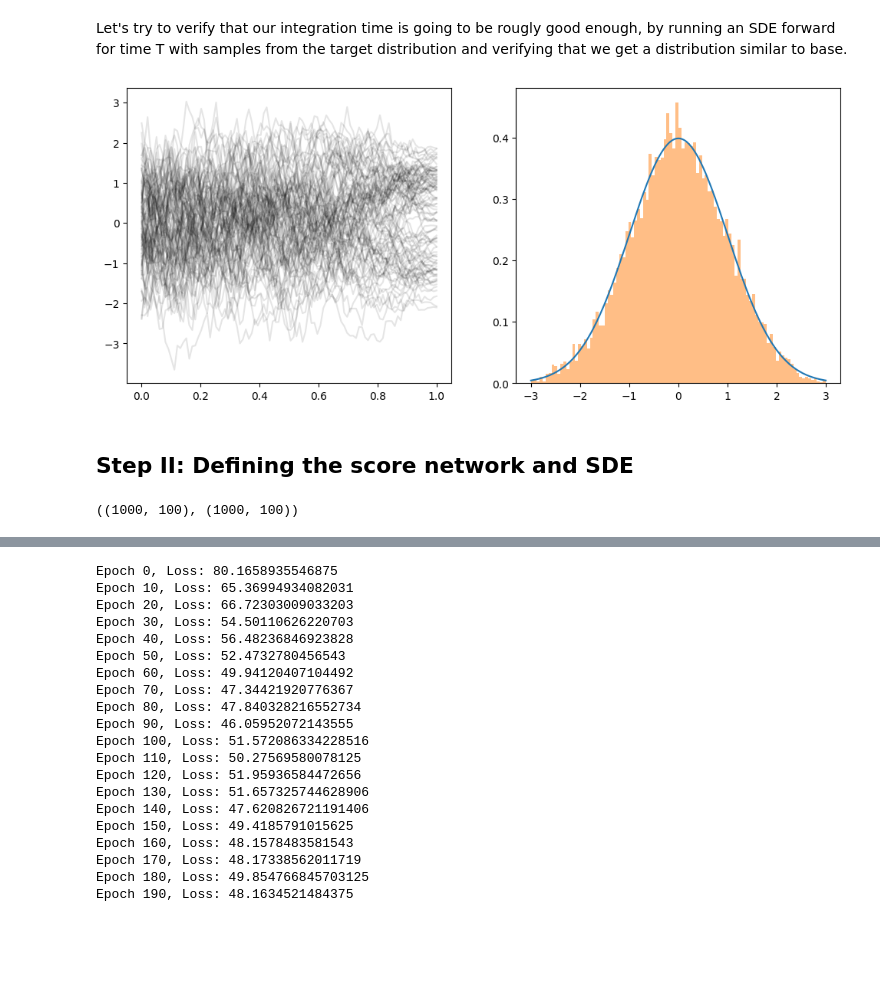
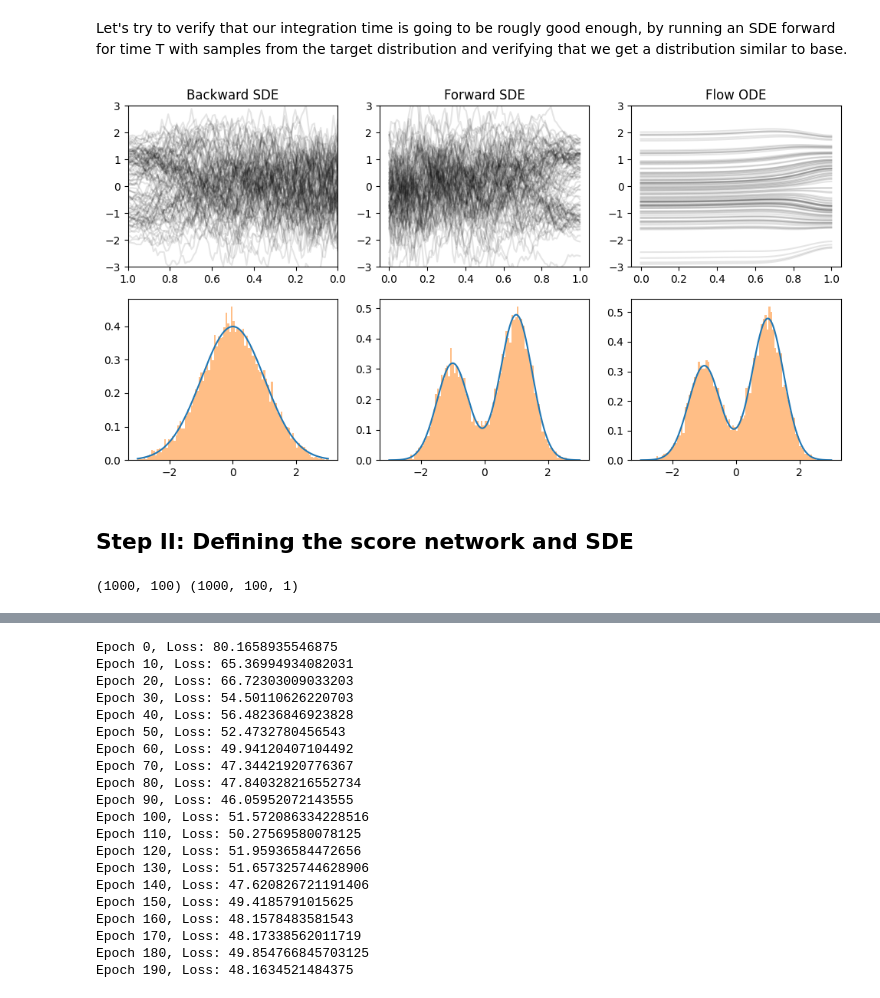
Before and after one commit to hsimonfroy/diffusion-field-level, a Jupyter notebook: TSM.ipynb, the cells around one changed output, grey strips where cells are left out. Cells and saved outputs as stored; diff of their text form; code cells hidden in the pictures; blank space fills up the shorter version.

Commit message:
target score and flow

```diff
--- a/TSM.ipynb
+++ b/TSM.ipynb
@@ -153,15 +168,47 @@ ts, xs = backward_sde(jr.split(jr.key(0), n_samples), target_samples)
-# %%
-# Let's take a look at the trajectories
-figure(figsize=(12,5))
-subplot(121)
-for i in range(100):
-  plot(ts[i], xs[i], alpha=0.1, color='k');
-
-subplot(122)
-plot(xlin, base.prob(xlin));
-hist(xs[:,-1], 100, range=xlim, label='sde', density=True, alpha=0.5);
-# %% [output]
-[figure, removed]
+# %%
+keys = jr.split(jr.key(0), n_samples)
+ts_back, xs_back = jit(vmap(backward_sde))(keys, target_samples)
+
+score_target = lambda t, y, args: grad(make_path(t).log_prob)(y)
+forward_sde_target = jit(vmap(partial(forward_sde, score=score_target)))
+ts_forw, xs_forw = forward_sde_target(keys, base_samples)
+
+flow_ode_target = jit(vmap(partial(flow_ode, score=score_target)))
+ts_flow, xs_flow = flow_ode_target(keys, base_samples)
+# %%
+# Let's take a look at the trajectories
+figure(figsize=(12,6))
+subplot(231)
+for i in range(100):
+  plot(ts_back[i], xs_back[i], 'k', alpha=0.1);
+plt.ylim(xlim), plt.xlim(1.,0.)
+plt.title('Backward SDE')
+
+subplot(232)
+for i in range(100):
+  plot(ts_forw[i], xs_forw[i], 'k', alpha=0.1);
+plt.ylim(xlim)
+plt.title('Forward SDE')
+
+subplot(233)
+for i in range(100):
+  plot(ts_flow[i], xs_flow[i], 'k', alpha=0.1);
+plt.ylim(xlim)
+plt.title('Flow ODE')
+
+subplot(234)
+plot(xlin, base.prob(xlin));
+hist(xs_back[:,-1], 100, range=xlim, density=True, alpha=0.5);
+
+subplot(235)
+plot(xlin, target.prob(xlin));
+hist(xs_forw[:,-1], 100, range=xlim, density=True, alpha=0.5);
+
+subplot(236)
+plot(xlin, target.prob(xlin));
+hist(xs_flow[:,-1], 100, range=xlim, density=True, alpha=0.5);
+# %% [output]
+[figure, added]
 # %% [markdown]
 ## Step II: Defining the score network and SDE
 # %%
@@ -205,7 +245,6 @@ def forward_sde(key, params):
 # %%
 # Let's sample from the untrained process
-times, samples = forward_sde(jr.split(jr.key(0),1000), params)
+ts, xs = sample_sde(jr.split(jr.key(0), 1000), params)
+print(ts.shape, xs.shape)
+# %% [output]
+(1000, 100) (1000, 100, 1)
-# %%
-times.shape, samples.shape
-# %% [output]
-((1000, 100), (1000, 100))
```
Also changed, not shown: parts of 7 cells of this notebook.
